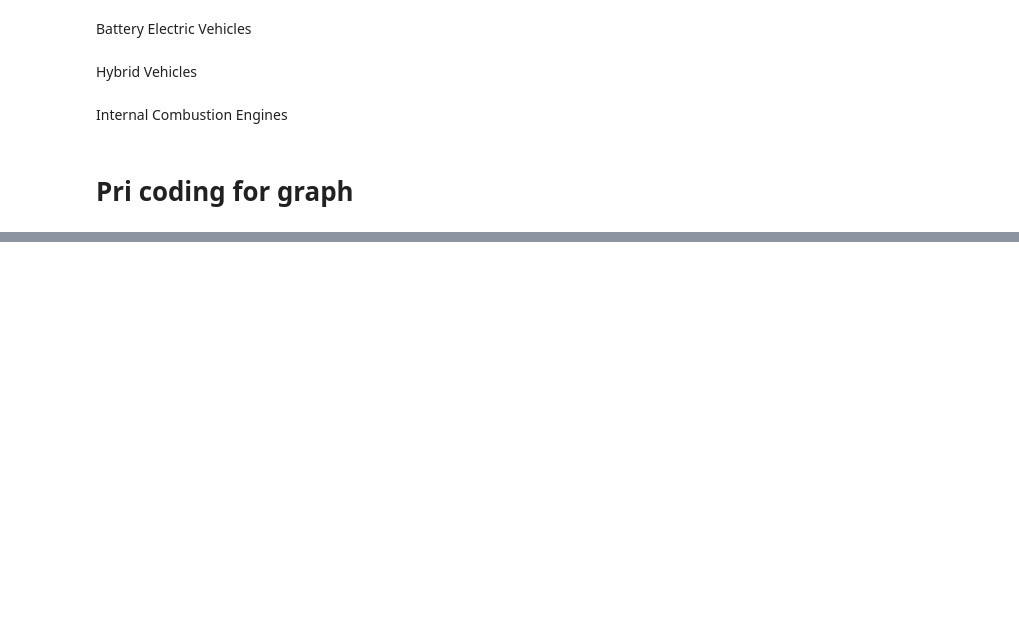
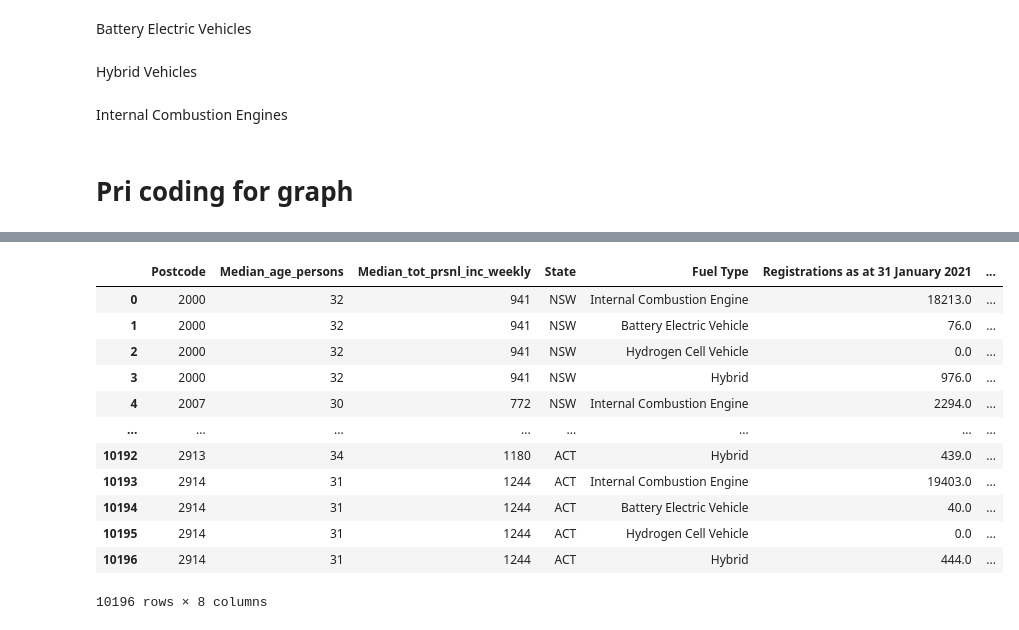
Before and after one commit to Sami-Haha/Project1_Group7, a Jupyter notebook: Group 7 Data Analysis.ipynb, the cells around one changed output, grey strips where cells are left out. Saved outputs shown, nothing was run; the diff lists cells and outputs as text; code cells hidden in the pictures; blank space fills up the shorter version.

```diff
--- a/Group 7 Data Analysis.ipynb
+++ b/Group 7 Data Analysis.ipynb
@@ -296,0 +344,17 @@ plt.show()
+# %%
+#drop postcode rows that weren't overlapping
+merged.dropna(how='any')
+# %% [output]
+|  | Postcode | Median_age_persons | Median_tot_prsnl_inc_weekly | State | Fuel Type | Registrations as at 31 January 2021 | ... |
+| 0 | 2000 | 32 | 941 | NSW | Internal Combustion Engine | 18213.0 | ... |
+| 1 | 2000 | 32 | 941 | NSW | Battery Electric Vehicle | 76.0 | ... |
+| 2 | 2000 | 32 | 941 | NSW | Hydrogen Cell Vehicle | 0.0 | ... |
+| 3 | 2000 | 32 | 941 | NSW | Hybrid | 976.0 | ... |
+| 4 | 2007 | 30 | 772 | NSW | Internal Combustion Engine | 2294.0 | ... |
+| ... | ... | ... | ... | ... | ... | ... | ... |
+| 10192 | 2913 | 34 | 1180 | ACT | Hybrid | 439.0 | ... |
+| 10193 | 2914 | 31 | 1244 | ACT | Internal Combustion Engine | 19403.0 | ... |
+| 10194 | 2914 | 31 | 1244 | ACT | Battery Electric Vehicle | 40.0 | ... |
+| 10195 | 2914 | 31 | 1244 | ACT | Hydrogen Cell Vehicle | 0.0 | ... |
+| 10196 | 2914 | 31 | 1244 | ACT | Hybrid | 444.0 | ... |
+10196 rows × 8 columns
```
Also changed, not shown: parts of 15 cells of this notebook, 1 other file.
